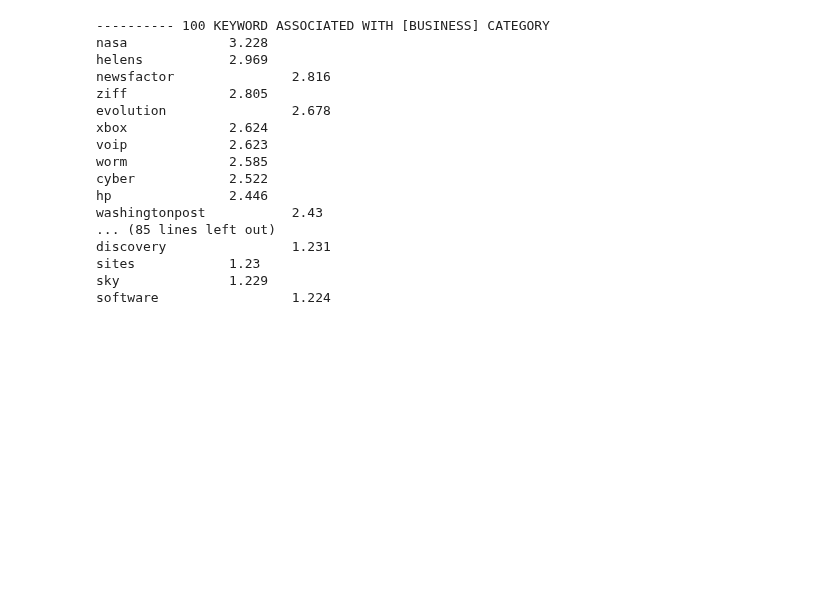
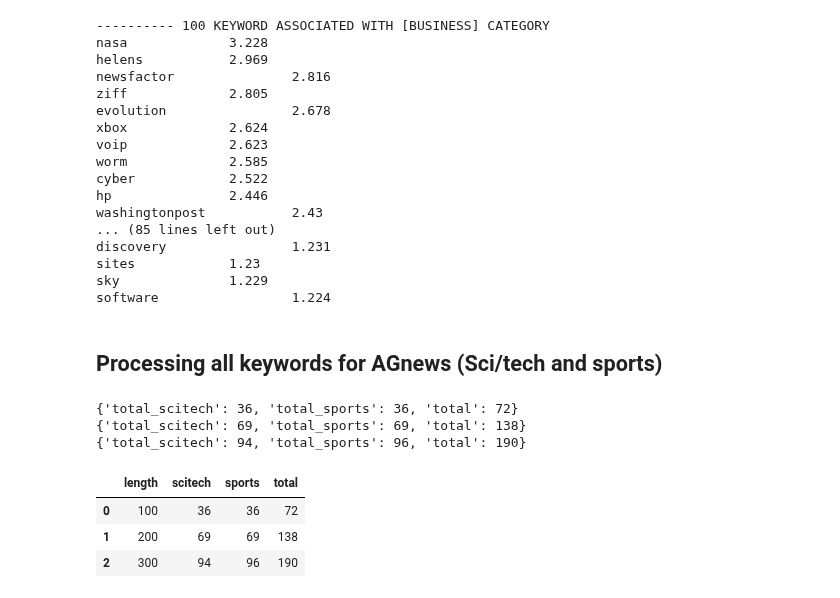
Before and after one commit to IIT-ML/interpretable-text-classification, a Jupyter notebook: AGnews_dataset_debug.ipynb, the cells around one changed output. Drawn from its saved outputs; the diff is of its cells as text; code cells hidden in the pictures; blank space fills up the shorter version.

Commit message:
Add keywords

```diff
--- a/AGnews_dataset_debug.ipynb
+++ b/AGnews_dataset_debug.ipynb
@@ -328,3 +328,67 @@ discovery                1.231
 sites            1.23
 sky              1.229
 software                 1.224
+# %% [markdown]
+## Processing all keywords for AGnews (Sci/tech and sports)
+# %%
+import json
+
+KEYWORD_DIR = "/home/anneke/Documents/ann-mitchell-text-classification/data/agnews-sci_sport-keywords"
+
+filelist = os.listdir(KEYWORD_DIR)
+
+arxiv_keyword = {}
+arxiv_keyword['100'] = {}
+arxiv_keyword['200'] = {}
+arxiv_keyword['300'] = {}
+
+keys = {}
+
+for file in filelist:
+    with open(os.path.join(KEYWORD_DIR, file), 'r') as text:
+        file_token = file[:-4].split('-')
+
+        f = text.readlines()
+        keylist = []
+        for l in f:
+            keylist.append(l.strip())
+
+        arxiv_keyword[file_token[-1]][file_token[-2]] = keylist
+
+for i in range(100, 301, 100):
+    arxiv_keyword[str(i)]['summary'] = {}
+    arxiv_keyword[str(i)]['summary']['total_scitech'] = len(arxiv_keyword[str(i)]['scitech'])
+    arxiv_keyword[str(i)]['summary']['total_sports'] = len(arxiv_keyword[str(i)]['sports'])
+    arxiv_keyword[str(i)]['summary']['total'] = arxiv_keyword[str(i)]['summary']['total_scitech'] + arxiv_keyword[str(i)]['summary']['total_sports']
+
+for i in range(100, 301, 100):
+    print(arxiv_keyword[str(i)]['summary'])
+
+# save to JSON file
+with open(os.path.join(KEYWORD_DIR, 'agnews_keywords.json'), 'w') as json_file:
+    json.dump(arxiv_keyword, json_file, indent=4)
+# %% [output]
+{'total_scitech': 36, 'total_sports': 36, 'total': 72}
+{'total_scitech': 69, 'total_sports': 69, 'total': 138}
+{'total_scitech': 94, 'total_sports': 96, 'total': 190}
+# %%
+agnews_dict = {}
+agnews_dict['length'] = []
+agnews_dict['scitech'] = []
+agnews_dict['sports'] = []
+agnews_dict['total'] = []
+
+
+for i in range(100, 301, 100):
+    agnews_dict['length'].append(i)
+    agnews_dict['scitech'].append(arxiv_keyword[str(i)]['summary']['total_scitech'])
+    agnews_dict['sports'].append(arxiv_keyword[str(i)]['summary']['total_sports'])
+    agnews_dict['total'].append(arxiv_keyword[str(i)]['summary']['total'])
+# %%
+agnews_df = pd.DataFrame(agnews_dict)
+agnews_df
+# %% [output]
+|  | length | scitech | sports | total |
+| 0 | 100 | 36 | 36 | 72 |
+| 1 | 200 | 69 | 69 | 138 |
+| 2 | 300 | 94 | 96 | 190 |
```
Also changed, not shown: 8 other files.
